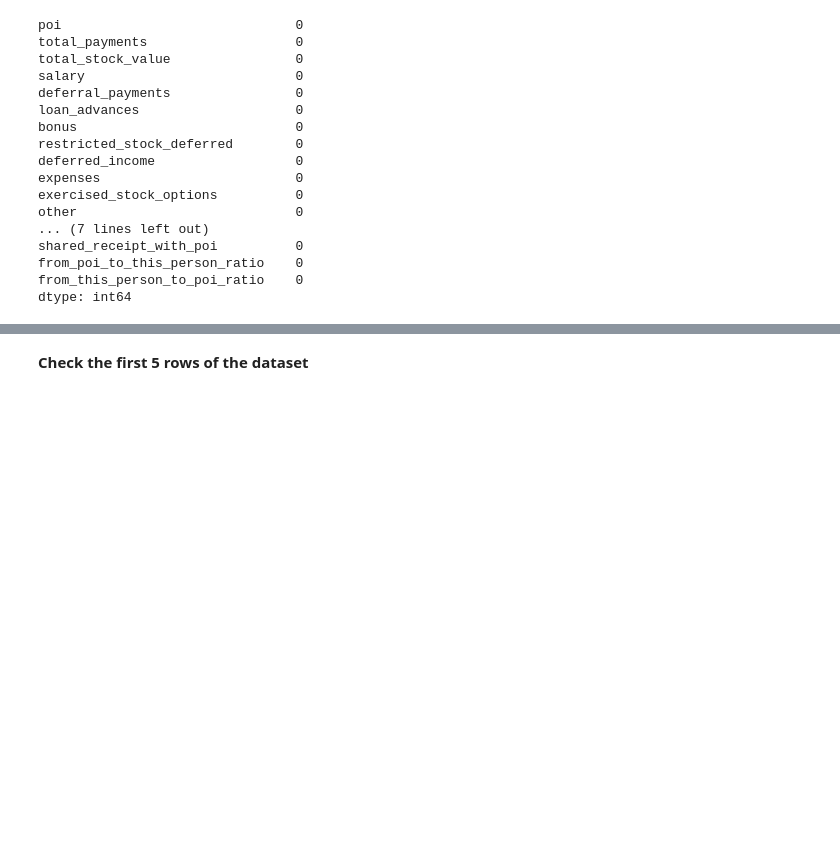
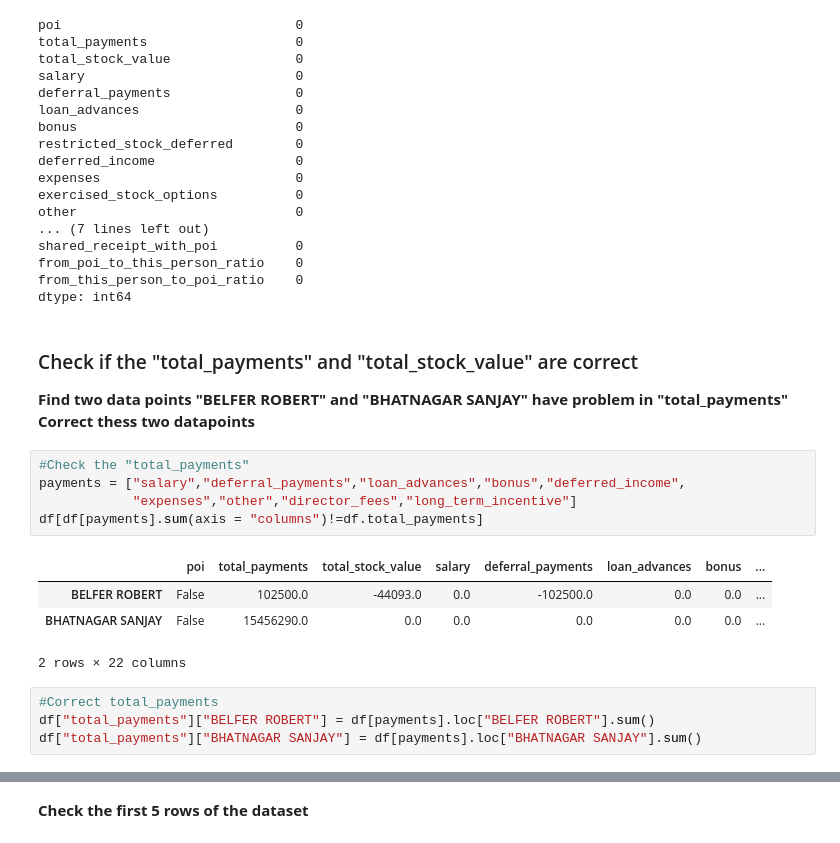
Before and after one commit to cooleel/Udacity_DA_ND, a Jupyter notebook: identifyFraudFromEnronEmail/Identify-fraud-from-Enron-email.ipynb, the cells around one changed output, grey strips where cells are left out. Saved outputs shown, nothing was run; the diff lists cells and outputs as text; blank space fills up the shorter version.

```diff
--- a/identifyFraudFromEnronEmail/Identify-fraud-from-Enron-email.ipynb
+++ b/identifyFraudFromEnronEmail/Identify-fraud-from-Enron-email.ipynb
@@ -300,3 +308,21 @@ shared_receipt_with_poi          0
 from_poi_to_this_person_ratio    0
 from_this_person_to_poi_ratio    0
 dtype: int64
+# %% [markdown]
+### Check if the "total_payments" and "total_stock_value" are correct
+**Find two data points "BELFER ROBERT" and "BHATNAGAR SANJAY" have problem in "total_payments"**
+**Correct thess two datapoints**
+# %%
+#Check the "total_payments"
+payments = ["salary","deferral_payments","loan_advances","bonus","deferred_income",
+            "expenses","other","director_fees","long_term_incentive"]
+df[df[payments].sum(axis = "columns")!=df.total_payments]
+# %% [output]
+|  | poi | total_payments | total_stock_value | salary | deferral_payments | loan_advances | bonus | ... |
+| BELFER ROBERT | False | 102500.0 | -44093.0 | 0.0 | -102500.0 | 0.0 | 0.0 | ... |
+| BHATNAGAR SANJAY | False | 15456290.0 | 0.0 | 0.0 | 0.0 | 0.0 | 0.0 | ... |
+2 rows × 22 columns
+# %%
+#Correct total_payments
+df["total_payments"]["BELFER ROBERT"] = df[payments].loc["BELFER ROBERT"].sum()
+df["total_payments"]["BHATNAGAR SANJAY"] = df[payments].loc["BHATNAGAR SANJAY"].sum()
```
Also changed, not shown: parts of 50 cells of this notebook, 4 other files.
